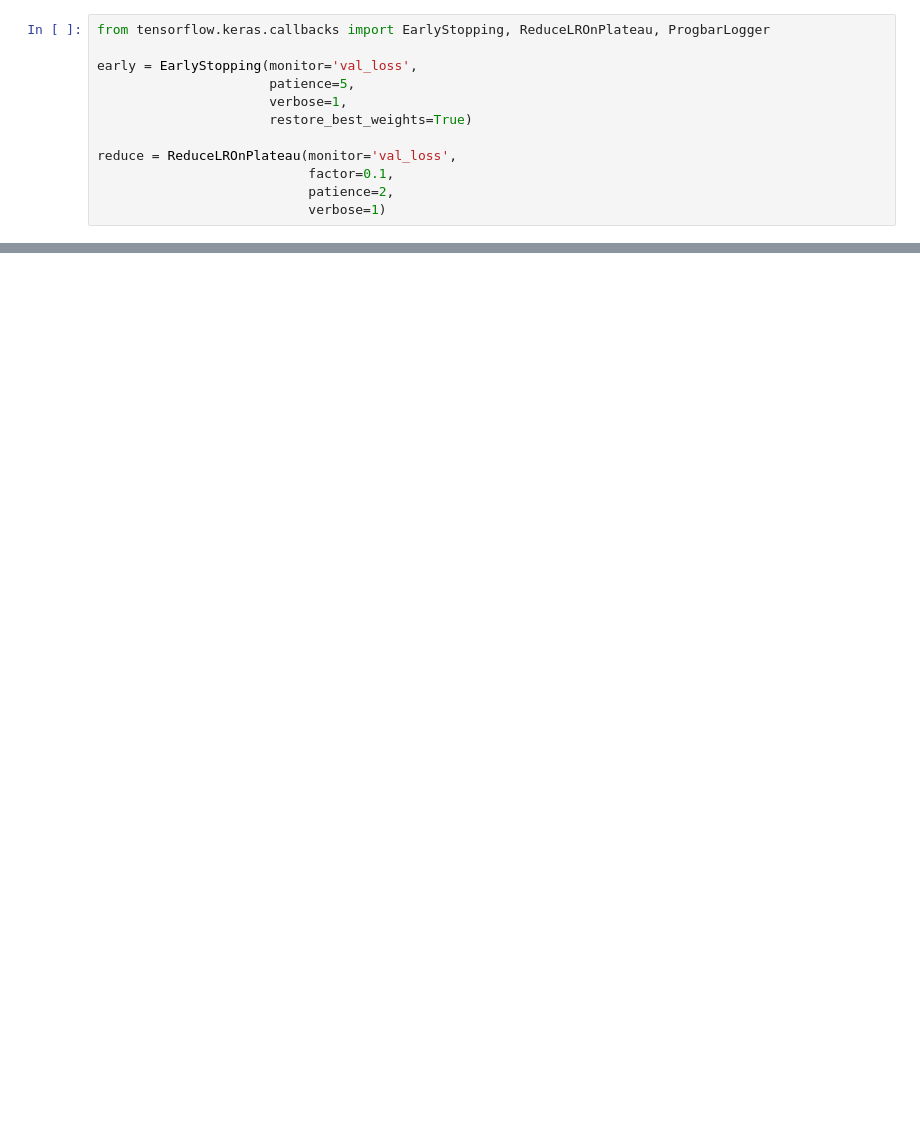
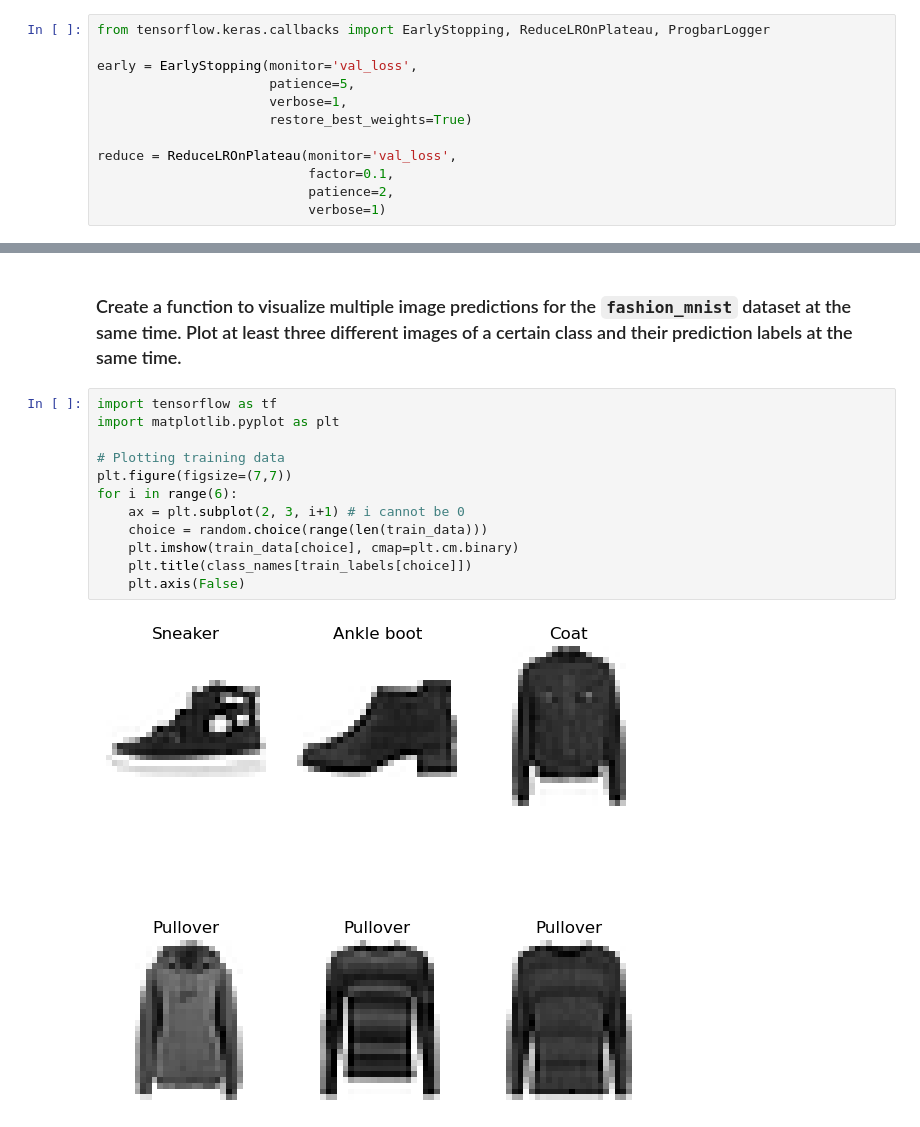
Before and after one commit to pawelkiszczak/tensorflow, a Jupyter notebook: colab_notebooks/02_exercises.ipynb, the cells around one changed output, grey strips where cells are left out. Saved outputs shown, nothing was run; the diff lists cells and outputs as text; blank space fills up the shorter version.

```diff
--- a/colab_notebooks/02_exercises.ipynb
+++ b/colab_notebooks/02_exercises.ipynb
@@ -427,0 +474,16 @@ Two models reached and broke 88%+ barrier to pass the exercise. Previous ones we
+# %% [markdown]
+### Create a function to visualize multiple image predictions for the `fashion_mnist` dataset at the same time. Plot at least three different images of a certain class and their prediction labels at the same time.
+# %%
+import tensorflow as tf
+import matplotlib.pyplot as plt
+
+# Plotting training data
+plt.figure(figsize=(7,7))
+for i in range(6):
+	ax = plt.subplot(2, 3, i+1) # i cannot be 0
+	choice = random.choice(range(len(train_data)))
+	plt.imshow(train_data[choice], cmap=plt.cm.binary)
+	plt.title(class_names[train_labels[choice]])
+	plt.axis(False)
+# %% [output]
+[figure, added]
```
Also changed, not shown: parts of 20 cells of this notebook.
